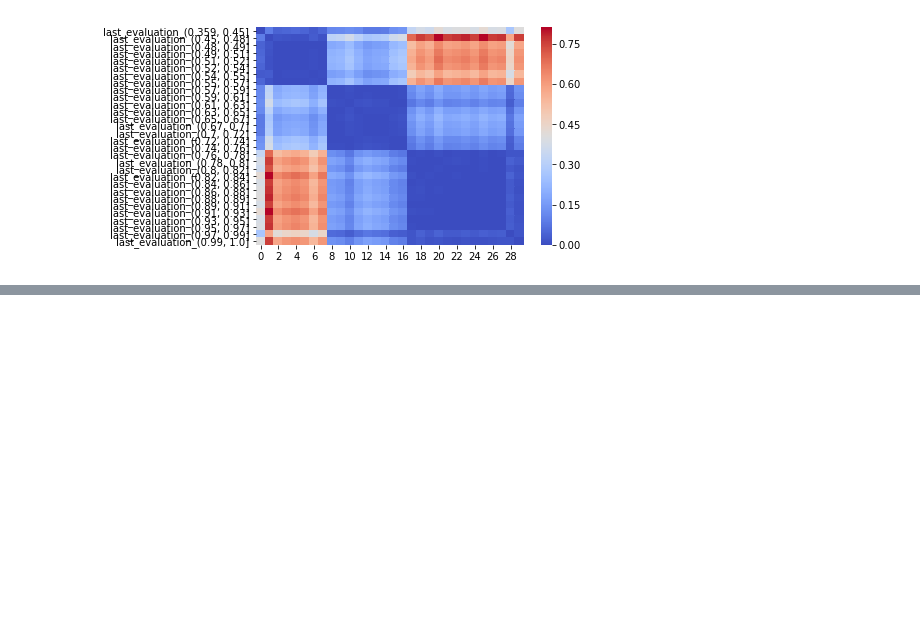
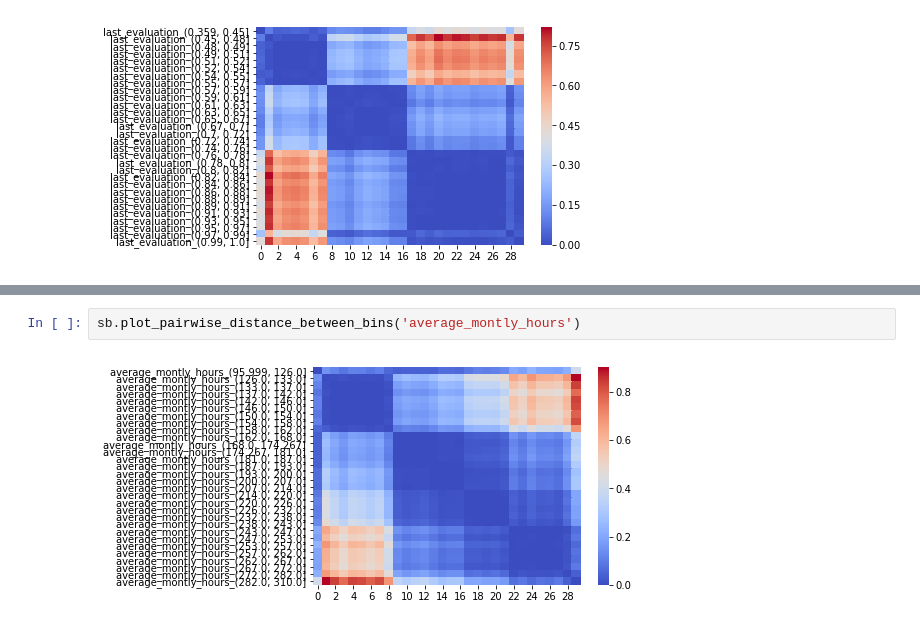
Before and after one commit to Wook0129/semantic_binning, a Jupyter notebook: test.ipynb, the cells around one changed output, grey strips where cells are left out. Cells and saved outputs as stored; diff of their text form; blank space fills up the shorter version.

```diff
--- a/test.ipynb
+++ b/test.ipynb
@@ -250,0 +285,4 @@ sb.plot_pairwise_distance_between_bins('average_montly_hours')
+# %%
+sb.plot_pairwise_distance_between_bins('average_montly_hours')
+# %% [output]
+[figure, added]
```
Also changed, not shown: parts of 9 cells of this notebook, 1 other file.
